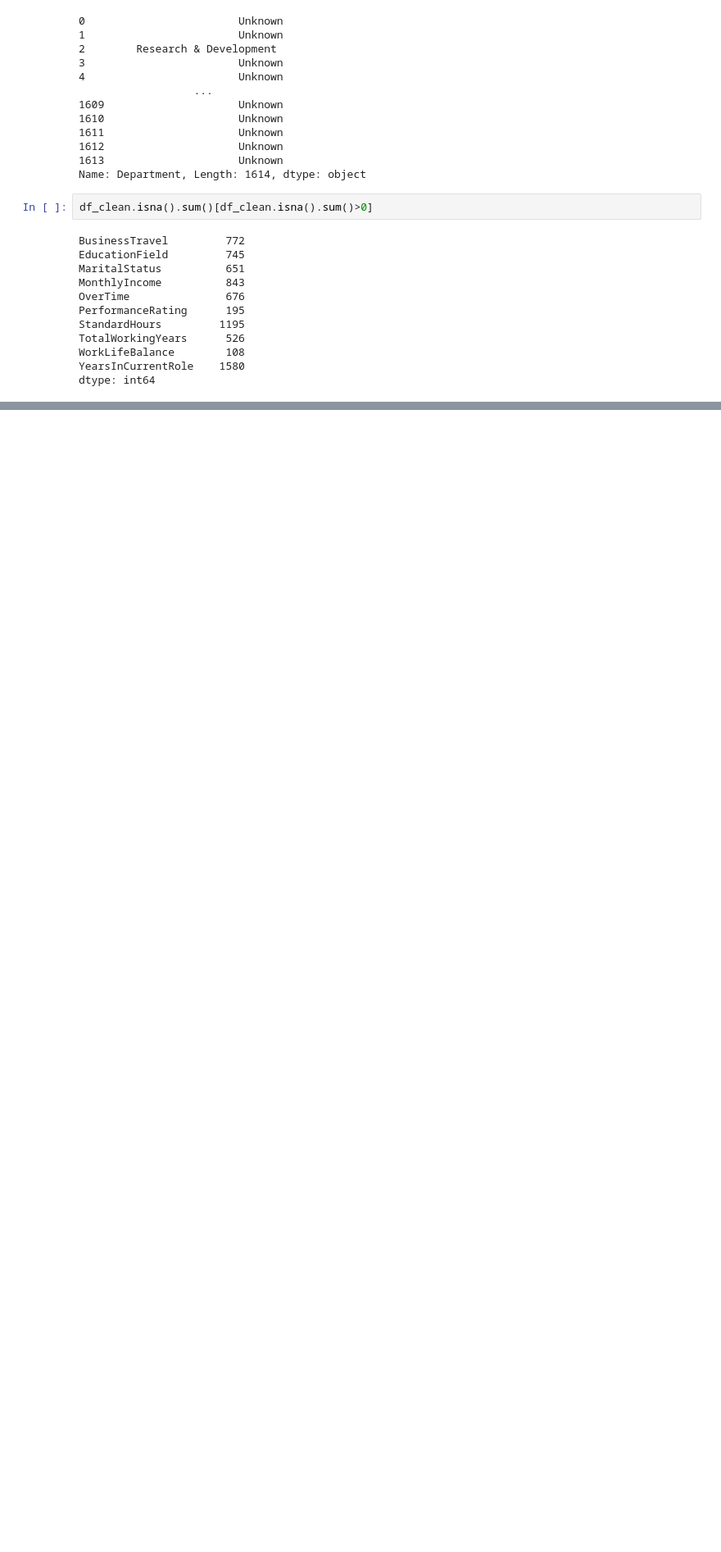
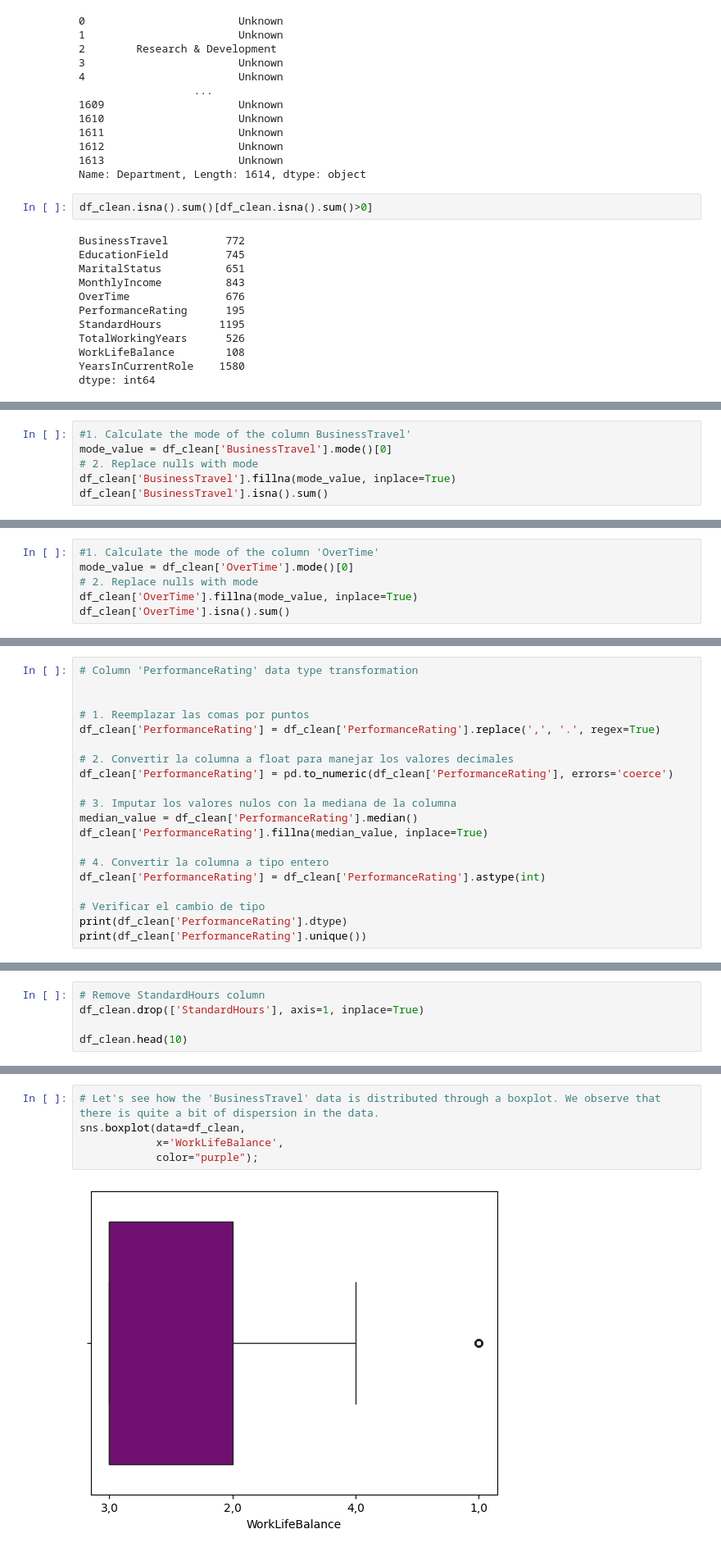
Before and after one commit to Adalab/proyecto-da-promo-b-modulo-3-team-1, a Jupyter notebook: EDA.ipynb, the cells around one changed output, grey strips where cells are left out. Shown: that part at 82% size. Saved outputs shown, nothing was run; the diff lists cells and outputs as text; blank space fills up the shorter version.

Commit message:
Null Handling

```diff
--- a/EDA.ipynb
+++ b/EDA.ipynb
@@ -1205,0 +1114,6 @@ dtype: int64
+# %%
+#1. Calculate the mode of the column BusinessTravel'
+mode_value = df_clean['BusinessTravel'].mode()[0]
+# 2. Replace nulls with mode
+df_clean['BusinessTravel'].fillna(mode_value, inplace=True)
+df_clean['BusinessTravel'].isna().sum()
@@ -1205,0 +1140,6 @@ dtype: int64
+# %%
+#1. Calculate the mode of the column 'OverTime'
+mode_value = df_clean['OverTime'].mode()[0]
+# 2. Replace nulls with mode
+df_clean['OverTime'].fillna(mode_value, inplace=True)
+df_clean['OverTime'].isna().sum()
@@ -1205,0 +1150,20 @@ dtype: int64
+# %%
+# Column 'PerformanceRating' data type transformation
+
+
+# 1. Reemplazar las comas por puntos
+df_clean['PerformanceRating'] = df_clean['PerformanceRating'].replace(',', '.', regex=True)
+
+# 2. Convertir la columna a float para manejar los valores decimales
+df_clean['PerformanceRating'] = pd.to_numeric(df_clean['PerformanceRating'], errors='coerce')
+
+# 3. Imputar los valores nulos con la mediana de la columna
+median_value = df_clean['PerformanceRating'].median()
+df_clean['PerformanceRating'].fillna(median_value, inplace=True)
+
+# 4. Convertir la columna a tipo entero
+df_clean['PerformanceRating'] = df_clean['PerformanceRating'].astype(int)
+
+# Verificar el cambio de tipo
+print(df_clean['PerformanceRating'].dtype)
+print(df_clean['PerformanceRating'].unique())
@@ -1205,0 +1188,5 @@ dtype: int64
+# %%
+# Remove StandardHours column
+df_clean.drop(['StandardHours'], axis=1, inplace=True)
+
+df_clean.head(10)
@@ -1205,0 +1203,7 @@ dtype: int64
+# %%
+# Let's see how the 'BusinessTravel' data is distributed through a boxplot. We observe that there is quite a bit of dispersion in the data.
+sns.boxplot(data=df_clean,
+            x='WorkLifeBalance',
+            color="purple");
+# %% [output]
+[figure, added]
```
Also changed, not shown: parts of 43 cells of this notebook.
